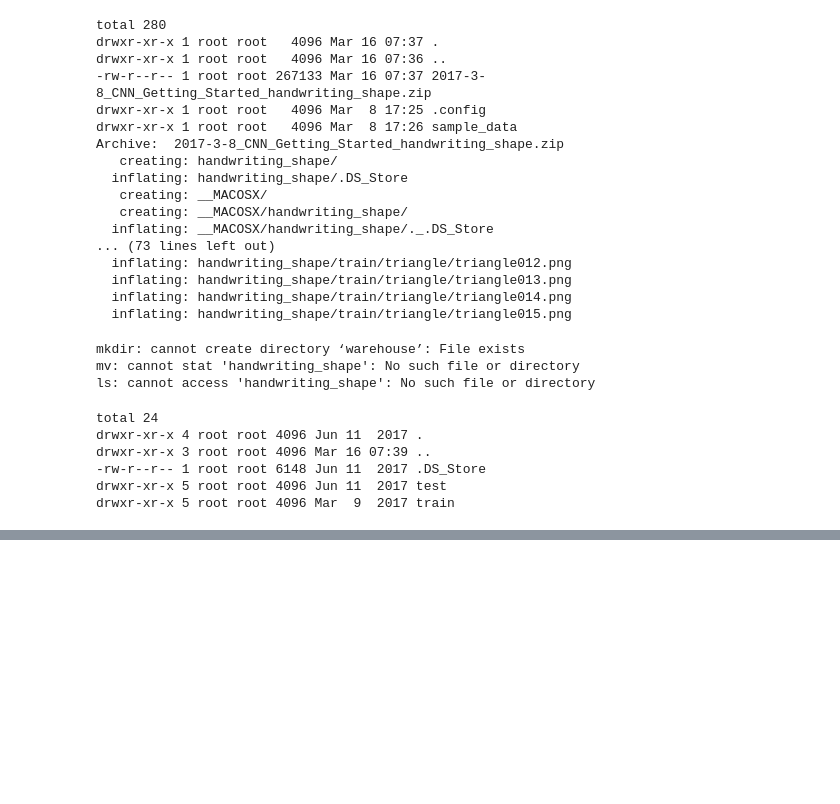
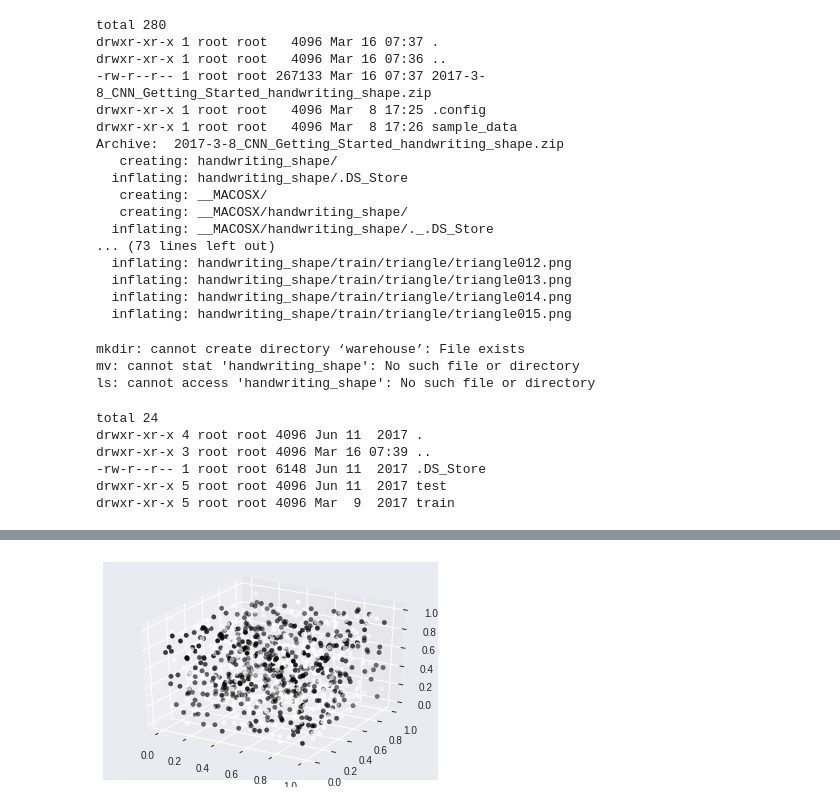
Before and after one commit to pjhool/006958, a Jupyter notebook: Keras_Example.ipynb, the cells around one changed output, grey strips where cells are left out. Cells and saved outputs as stored; diff of their text form; code cells hidden in the pictures; blank space fills up the shorter version.

```diff
--- a/Keras_Example.ipynb
+++ b/Keras_Example.ipynb
@@ -480,0 +986,16 @@ print(output)
+# %%
+# 데이터셋 확인 (3차원)
+from mpl_toolkits.mplot3d import Axes3D
+
+fig = plt.figure()
+ax = fig.add_subplot(111, projection='3d')
+
+plot_x = x_train[:,0]
+plot_y = x_train[:,1]
+plot_z = x_train[:,2]
+plot_color = y_train.reshape(1000,)
+
+ax.scatter(plot_x, plot_y, plot_z, c=plot_color)
+plt.show()
+# %% [output]
+[figure, added]
```
Also changed, not shown: parts of 6 cells of this notebook.
